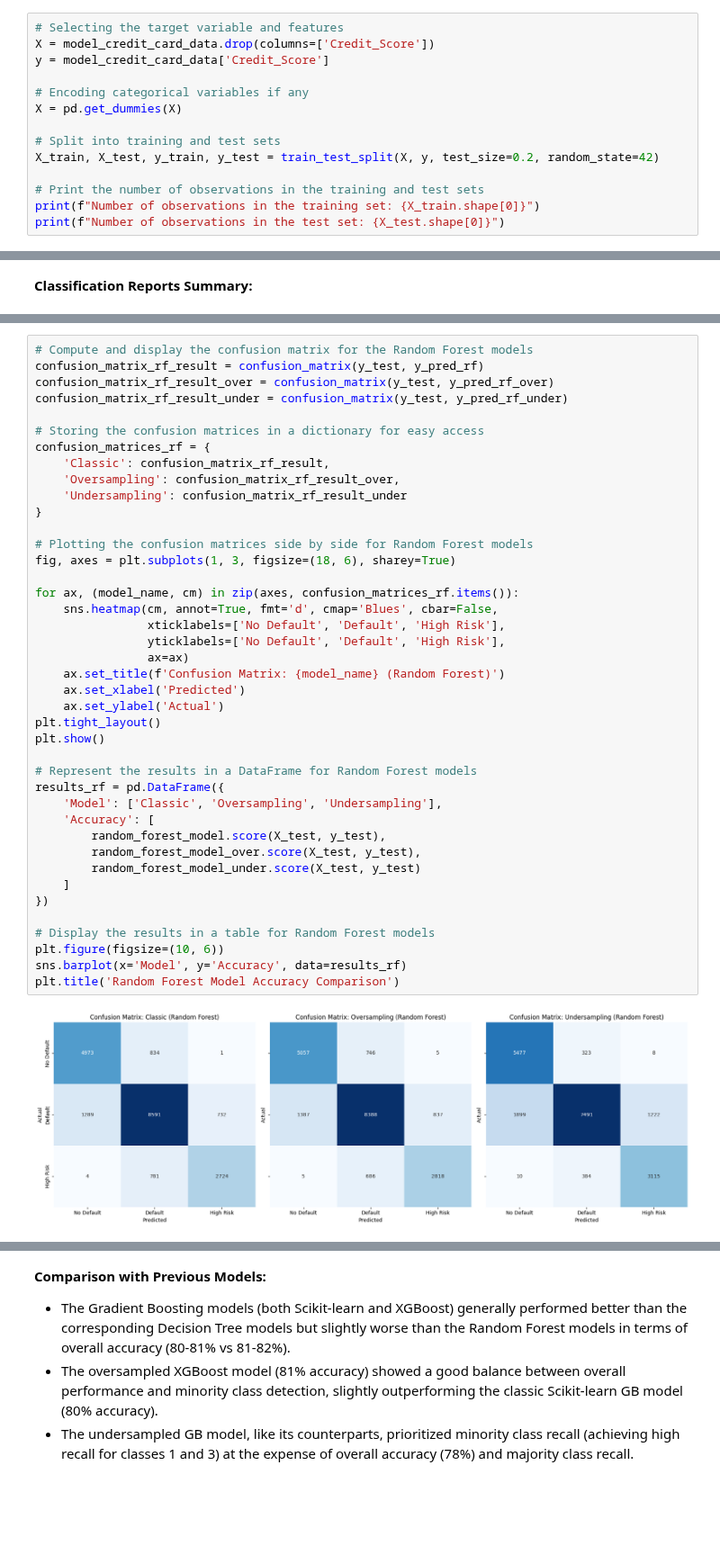
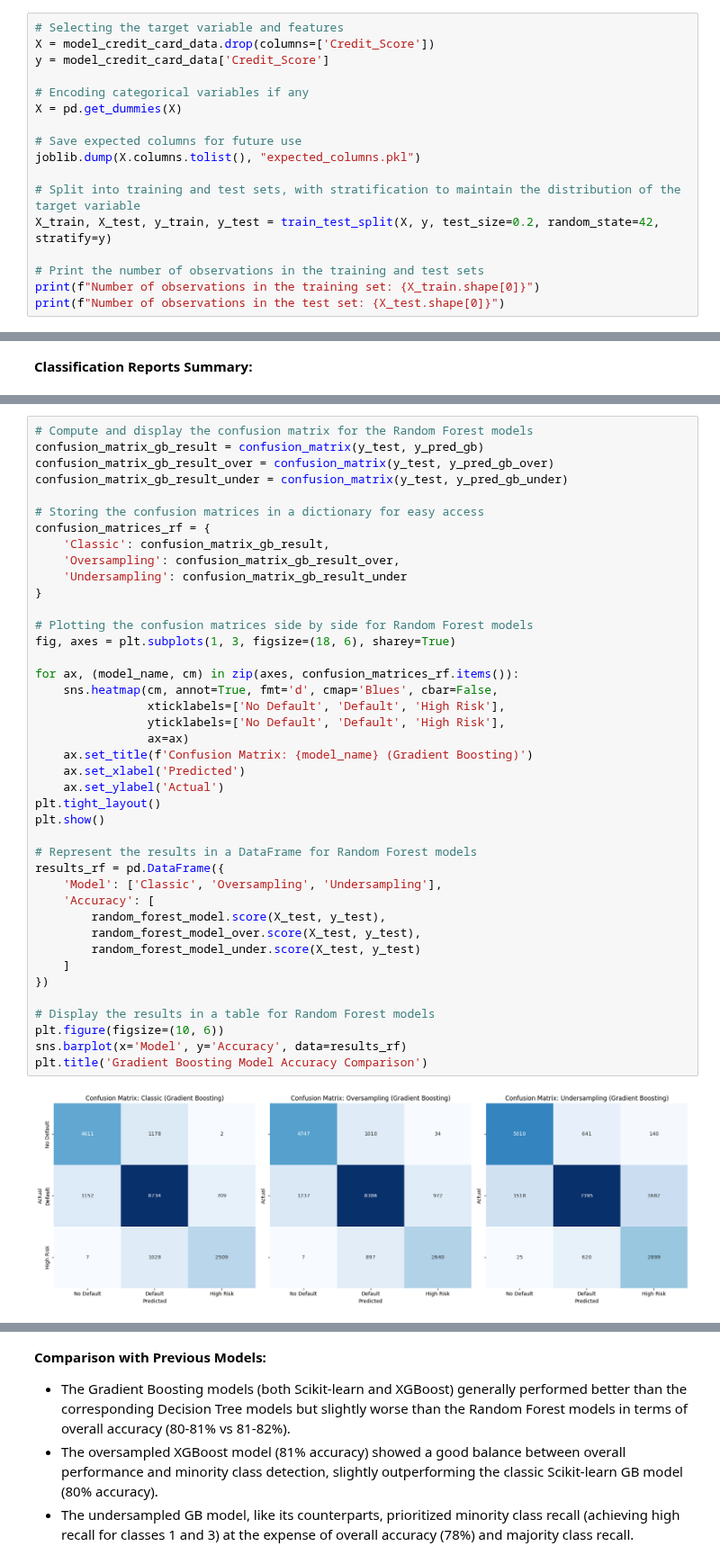
Before and after one commit to lelloxx/Advanced_Coding_Project_LUISS_2024-25, a Jupyter notebook: 3_MODEL.ipynb, the cells around one changed output, grey strips where cells are left out. Shown at 90% size. Cells and saved outputs as stored; diff of their text form; blank space fills up the shorter version.

```diff
--- a/3_MODEL.ipynb
+++ b/3_MODEL.ipynb
@@ -34,8 +35,11 @@ y = model_credit_card_data['Credit_Score']
 # Encoding categorical variables if any
 X = pd.get_dummies(X)
 
-# Split into training and test sets
-X_train, X_test, y_train, y_test = train_test_split(X, y, test_size=0.2, random_state=42)
+# Save expected columns for future use
+joblib.dump(X.columns.tolist(), "expected_columns.pkl")
+
+# Split into training and test sets, with stratification to maintain the distribution of the target variable
+X_train, X_test, y_train, y_test = train_test_split(X, y, test_size=0.2, random_state=42, stratify=y)
 
 # Print the number of observations in the training and test sets
 print(f"Number of observations in the training set: {X_train.shape[0]}")
@@ -640,43 +657,43 @@ weighted avg       0.79      0.77      0.78     19929
 # %%
 # Compute and display the confusion matrix for the Random Forest models
-confusion_matrix_rf_result = confusion_matrix(y_test, y_pred_rf)
-confusion_matrix_rf_result_over = confusion_matrix(y_test, y_pred_rf_over)
-confusion_matrix_rf_result_under = confusion_matrix(y_test, y_pred_rf_under)
+confusion_matrix_gb_result = confusion_matrix(y_test, y_pred_gb)
+confusion_matrix_gb_result_over = confusion_matrix(y_test, y_pred_gb_over)
+confusion_matrix_gb_result_under = confusion_matrix(y_test, y_pred_gb_under)
 
 # Storing the confusion matrices in a dictionary for easy access
 confusion_matrices_rf = {
-    'Classic': confusion_matrix_rf_result,
-    'Oversampling': confusion_matrix_rf_result_over,
-    'Undersampling': confusion_matrix_rf_result_under
+    'Classic': confusion_matrix_gb_result,
+    'Oversampling': confusion_matrix_gb_result_over,
+    'Undersampling': confusion_matrix_gb_result_under
 }
 
 # Plotting the confusion matrices side by side for Random Forest models
 fig, axes = plt.subplots(1, 3, figsize=(18, 6), sharey=True)
 
 for ax, (model_name, cm) in zip(axes, confusion_matrices_rf.items()):
     sns.heatmap(cm, annot=True, fmt='d', cmap='Blues', cbar=False,
                 xticklabels=['No Default', 'Default', 'High Risk'],
                 yticklabels=['No Default', 'Default', 'High Risk'],
                 ax=ax)
-    ax.set_title(f'Confusion Matrix: {model_name} (Random Forest)')
+    ax.set_title(f'Confusion Matrix: {model_name} (Gradient Boosting)')
     ax.set_xlabel('Predicted')
     ax.set_ylabel('Actual')
 plt.tight_layout()
 plt.show()
 
 # Represent the results in a DataFrame for Random Forest models
 results_rf = pd.DataFrame({
     'Model': ['Classic', 'Oversampling', 'Undersampling'],
     'Accuracy': [
         random_forest_model.score(X_test, y_test),
         random_forest_model_over.score(X_test, y_test),
         random_forest_model_under.score(X_test, y_test)
     ]
 })
 
 # Display the results in a table for Random Forest models
 plt.figure(figsize=(10, 6))
 sns.barplot(x='Model', y='Accuracy', data=results_rf)
-plt.title('Random Forest Model Accuracy Comparison')
+plt.title('Gradient Boosting Model Accuracy Comparison')
 # %% [output]
-[figure, old version]
+[figure, new version]
```
Also changed, not shown: parts of 53 cells of this notebook, 12 other files.
